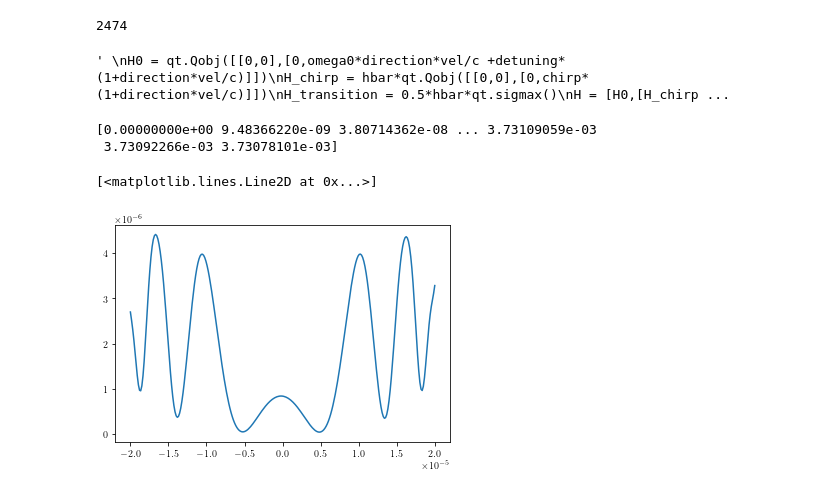
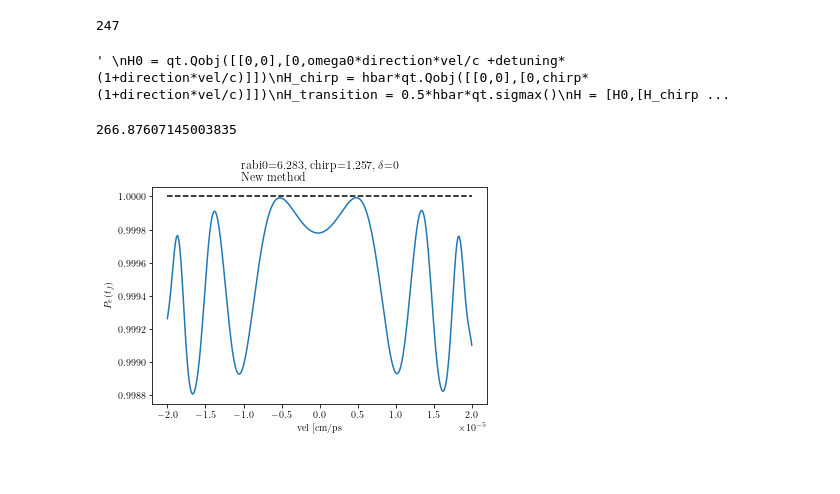
Before and after one commit to Yanaiski/master_thesis, a Jupyter notebook: 03_tensor.ipynb, the cells around one changed output. Drawn from its saved outputs; the diff is of its cells as text; code cells hidden in the pictures.

```diff
--- a/03_tensor.ipynb
+++ b/03_tensor.ipynb
@@ -37,7 +37,7 @@ energy_splitting =  h*c/wavelength
 omega0 = energy_splitting / hbar / hbar_eV# radians ps^-1
 period = wavelength/c
 
-binwidth = 2*np.pi/omega0*10
+binwidth = 2*np.pi/omega0*100
 N_time = int(endTime/binwidth)
 tlist = np.linspace(0,endTime,N_time)
 print(N_time)
@@ -46,7 +46,7 @@ pulse_duration = 10 #ps
 tcentre = 10 #ps
 tlist_centre = np.full(N_time,tcentre)
 # %% [output]
-2474
+247
 # %%
 rank = 2*N_bins # rank of hamiltonian
 kets = [qt.basis(rank,i) for i in range(rank)]
@@ -67,7 +66,6 @@ def evolve(velocity_bins,states0,pulse_kwargs):
     tensorn = qt.tensor(qt.num(N_bins,offset=1),qt.Qobj([[0,0],[0,1]]))
     tensord = qt.tensor(qt.qeye(N_bins),qt.sigmax())
 
-    # Double checked units. All are in hbar *freq, which is good
     H0 = hbar*(detuning+direction*velocity_bins[0]/c*(omega0+detuning))*tensor1
     Hv0 = hbar * dv * (omega0 + detuning) * direction/c * tensorn
 
@@ -75,10 +73,11 @@ def evolve(velocity_bins,states0,pulse_kwargs):
     H_chirp = hbar * chirp*(1+direction*velocity_bins[0]/c)*tensor1
 
     H_transition = 0.5*hbar*tensord
-
+    #print(H0.dims,Hv0.dims,H_v_chirp.dims,H_chirp.dims,H_transition.dims)
     H = [H0,Hv0,[H_chirp+H_v_chirp,tlist-tlist_centre],[H_transition,rabi]]
 
-    result = qt.mesolve(H, states0,tlist,c_ops,e_ops=projs)
+    opts = qt.Options(store_states=True)
+    result = qt.mesolve(H, states0,tlist, options = opts)
     return result
 
 """
@@ -90,16 +89,21 @@ H = [H0,[H_chirp,tlist-tlist_centre],[H_transition,rabi]]
 # %% [output]
 ' \nH0 = qt.Qobj([[0,0],[0,omega0*direction*vel/c +detuning*(1+direction*vel/c)]])\nH_chirp = hbar*qt.Qobj([[0,0],[0,chirp*(1+direction*vel/c)]])\nH_transition = 0.5*hbar*qt.sigmax()\nH = [H0,[H_chirp ...
 # %%
-psi0 = qt.Qobj([[1] if i % 2 == 0 else [0] for i in range(2*N_bins)]).unit()
+psi0 = qt.tensor(qt.qeye(N_bins),qt.Qobj([[1,0],[0,0]])) # density matrix, normalised
 flip_pulse = {"rabi0" : 2*np.pi*(1000e-3), "detuning": 0,"chirp" : 2*np.pi*(200e-3),"pulse_duration" : 10 , "omega0" : energy_splitting / hbar / hbar_eV,"direction":+1}
 result = evolve(velocity_bins,psi0,flip_pulse)
-# %%
-total = np.asarray([psi0[2*i][0][0] for i in range(N_bins)])
-excited = np.asarray([result.expect[2*i][-1] for i in range(N_bins)])
-print(result.expect[:][-1])
-plt.plot(velocity_bins,excited)
-# %% [output]
-[0.00000000e+00 9.48366220e-09 3.80714362e-08 ... 3.73109059e-03
- 3.73092266e-03 3.73078101e-03]
-[<matplotlib.lines.Line2D at 0x...>]
-[figure, removed]
+# %%
+#print(result.states[-1])
+excited = np.asarray([np.abs(result.states[-1][2*i+1,2*i+1]) for i in range(N_bins)])
+#print(excited)
+print(np.sum(excited))
+plt.plot(velocity_bins,excited)
+plt.xlabel("vel [cm/ps")
+plt.ylabel(r"$P_e(t_f)$")
+plt.title(r"rabi0={:.3f}, chirp={:.3f}, $\delta$={:.0f}".format(flip_pulse["rabi0"],flip_pulse["chirp"],flip_pulse["detuning"])+"\n New method")
+plt.hlines(1,-2e-5,2e-5,ls="dashed",color="black")
+#plt.savefig("./figures/cmt/new_method.jpg")
+plt.show()
+# %% [output]
+266.87607145003835
+[figure, added]
```
Also changed, not shown: parts of 1 cell of this notebook, 2 other files.
